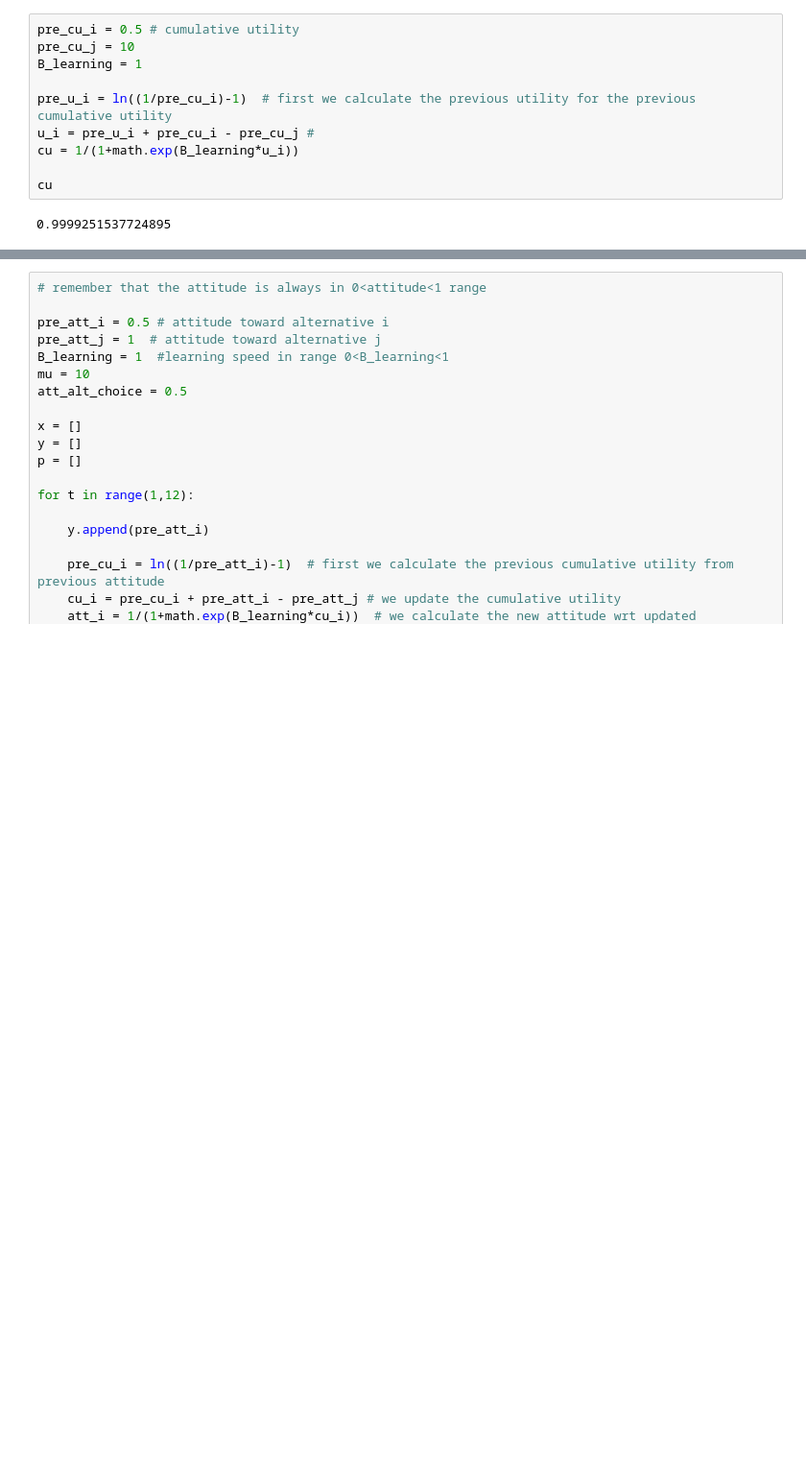
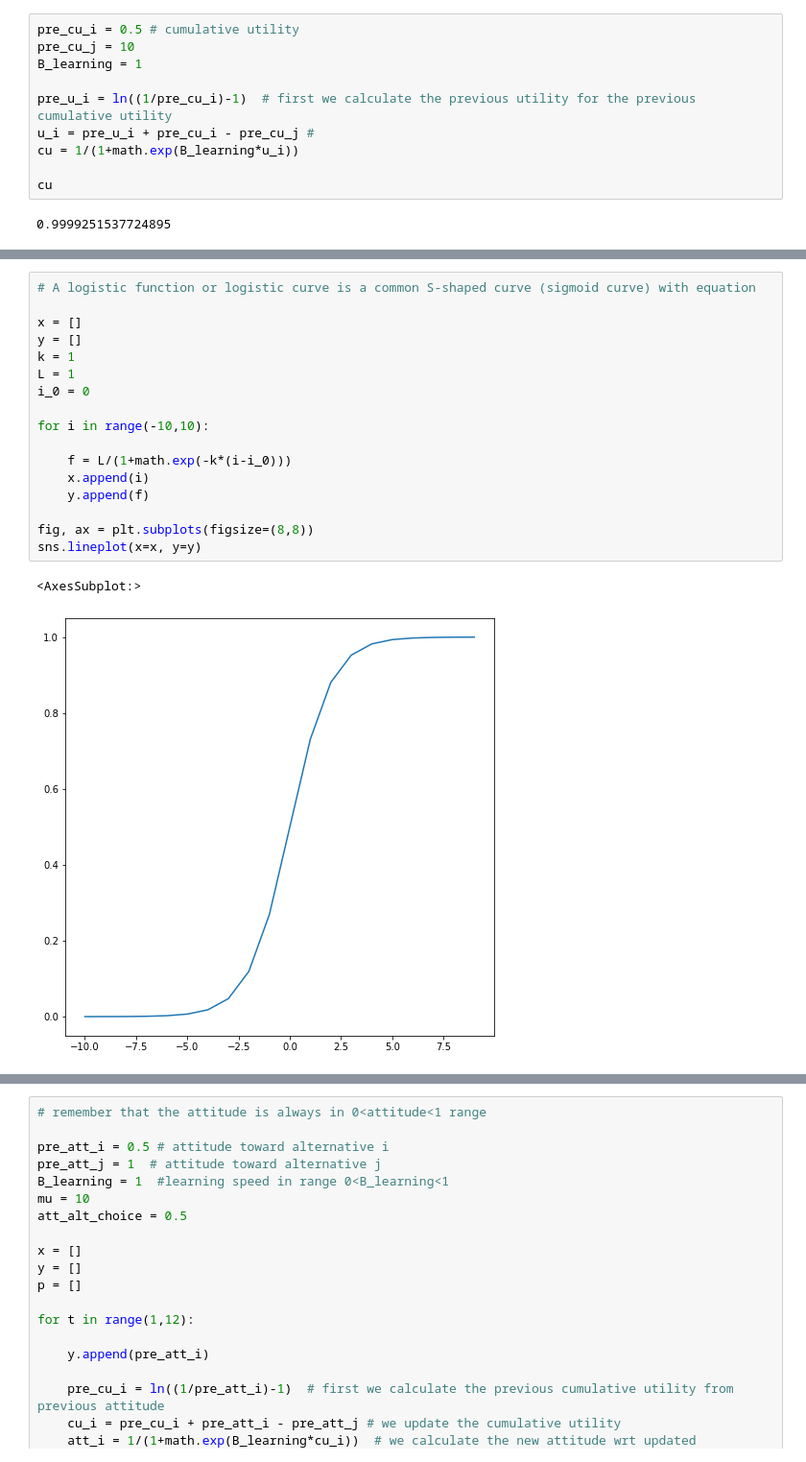
Before and after one commit to Farnoud-G/MaaSSim, a Jupyter notebook: docs/tutorials/S-shaped Curves.ipynb, the cells around one changed output, grey strips where cells are left out. Shown at 96% size. Saved outputs shown, nothing was run; the diff lists cells and outputs as text; blank space fills up the shorter version.

```diff
--- a/docs/tutorials/S-shaped Curves.ipynb
+++ b/docs/tutorials/S-shaped Curves.ipynb
@@ -35,0 +31,20 @@ sns.lineplot(x=x, y=y)
+# %%
+# A logistic function or logistic curve is a common S-shaped curve (sigmoid curve) with equation
+
+x = []
+y = []
+k = 1
+L = 1
+i_0 = 0
+
+for i in range(-10,10):
+
+    f = L/(1+math.exp(-k*(i-i_0)))
+    x.append(i)
+    y.append(f)
+
+fig, ax = plt.subplots(figsize=(8,8))
+sns.lineplot(x=x, y=y)
+# %% [output]
+<AxesSubplot:>
+[figure, added]
```
Also changed, not shown: parts of 13 cells of this notebook, 4 other files.
